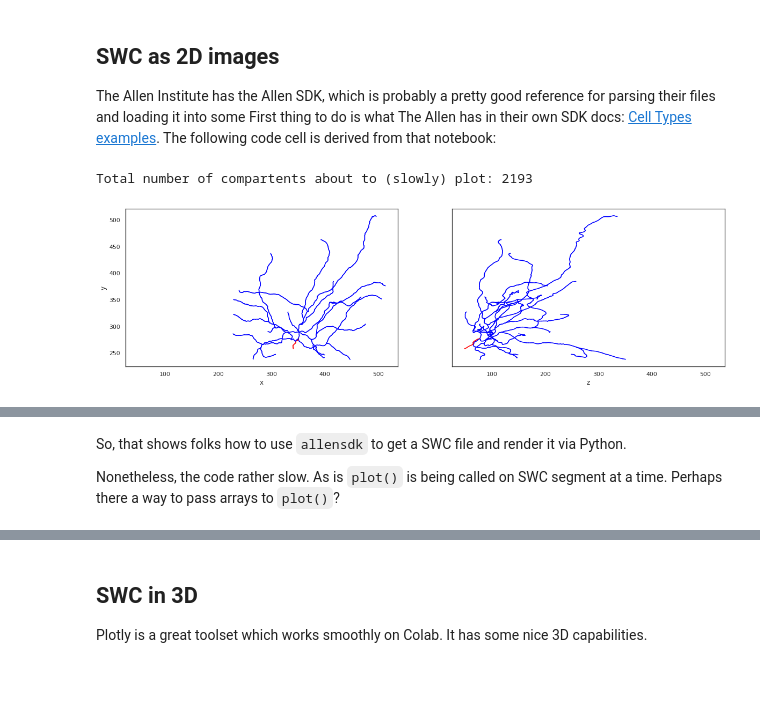
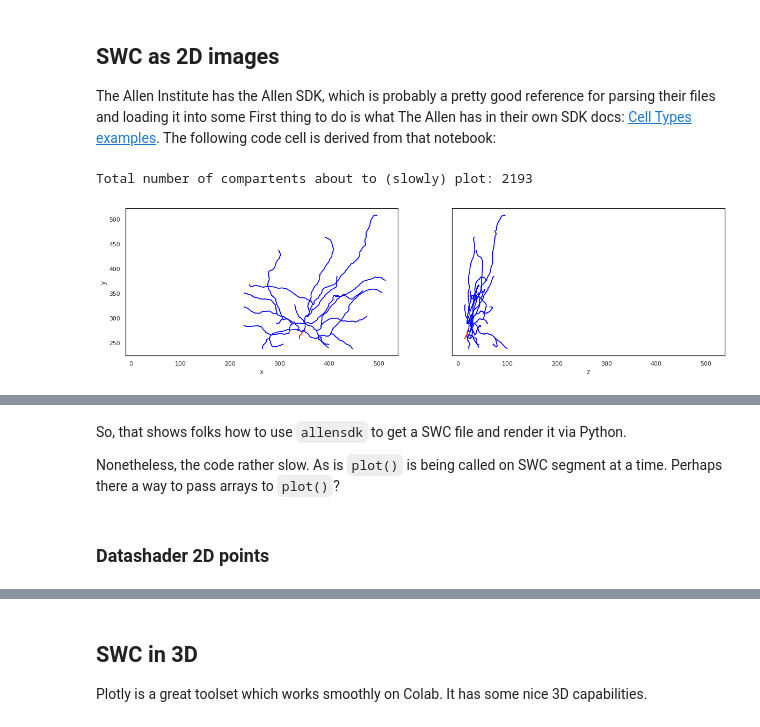
Before and after one commit to reconstrue/brightfield, a Jupyter notebook: content/visualization/swc_renderer.ipynb, the cells around one changed output, grey strips where cells are left out. Drawn from its saved outputs; the diff is of its cells as text; code cells hidden in the pictures; blank space fills up the shorter version.

```diff
--- a/content/visualization/swc_renderer.ipynb
+++ b/content/visualization/swc_renderer.ipynb
@@ -200,35 +199,33 @@ from allensdk.core.swc import read_swc
 from allensdk.core.swc import Marker
 
 # https://alleninstitute.github.io/AllenSDK/_modules/allensdk/core/swc.html
 morphology = read_swc(swc_file_name)
 print("Total number of compartents about to (slowly) plot: %d" % len(morphology.compartment_list))
 
 sns.set(style="white")
 
 fig, axes = plt.subplots(1, 2, figsize=(20,20), sharey=True, sharex=True)
 axes[0].set_aspect('equal', 'box')
 axes[1].set_aspect('equal', 'box') # 'box-forced'
 
 # Make a line drawing of x-y and y-z views
 for n in morphology.compartment_list:
     for c in morphology.children_of(n):
         if c["type"] == 2:
             skeleton_color = "red"
         else:
             skeleton_color = "blue"
         axes[0].plot([n['x'], c['x']], [n['y'], c['y']], color=skeleton_color)
-        # TODO: clean up this stretch factor & axis
-        axes[1].plot([3.5 * n['z'], 3.5 * c['z']], [n['y'], c['y']], color=skeleton_color)
+        axes[1].plot([n['z'], c['z']], [n['y'], c['y']], color=skeleton_color)
 
 axes[0].set_ylabel('y')
 axes[0].set_xlabel('x')
 axes[1].set_xlabel('z')
 # TODO: legend of blue & red. Title.
 plt.show()
 pass # suppress <output noise> TODO: not supressing the <Figure size ... message
 
-
-# TODO: save axex[0] to fileystem, then load in Plotly image viewer for zoom & pan
+# TODO: save axex[0] to fileystem, then load in Plotly full screen image viewer for zoom & pan
 # %% [output]
 Total number of compartents about to (slowly) plot: 2193
-[figure, old version]
+[figure, new version]
@@ -238,3 +235,5 @@ Wall time: 5.4 s
 So, that shows folks how to use `allensdk` to get a SWC file and render it via Python.
 
 Nonetheless, the code rather slow. As is `plot()` is being called on SWC segment at a time. Perhaps there a way to pass arrays to `plot()`?
+# %% [markdown]
+### Datashader 2D points
```
Also changed, not shown: parts of 6 cells of this notebook.
